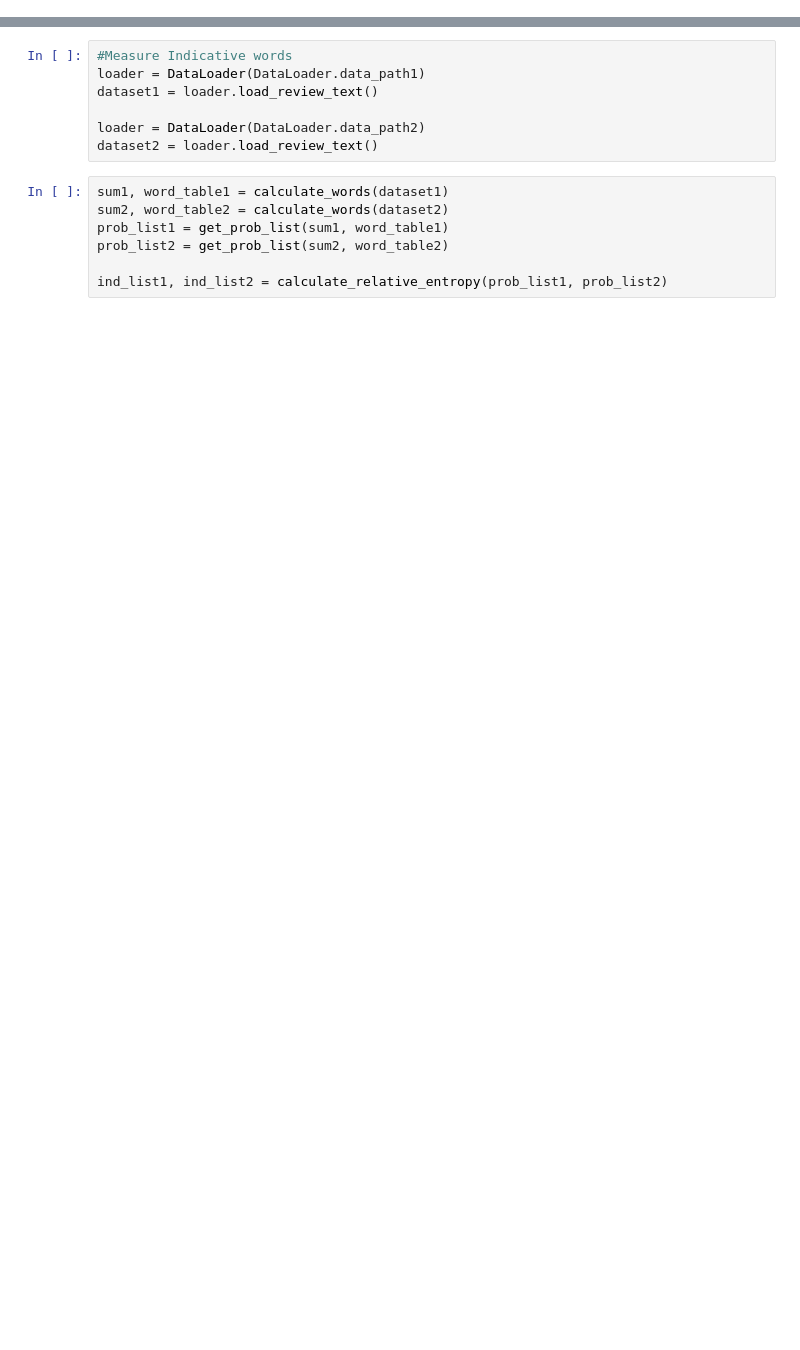
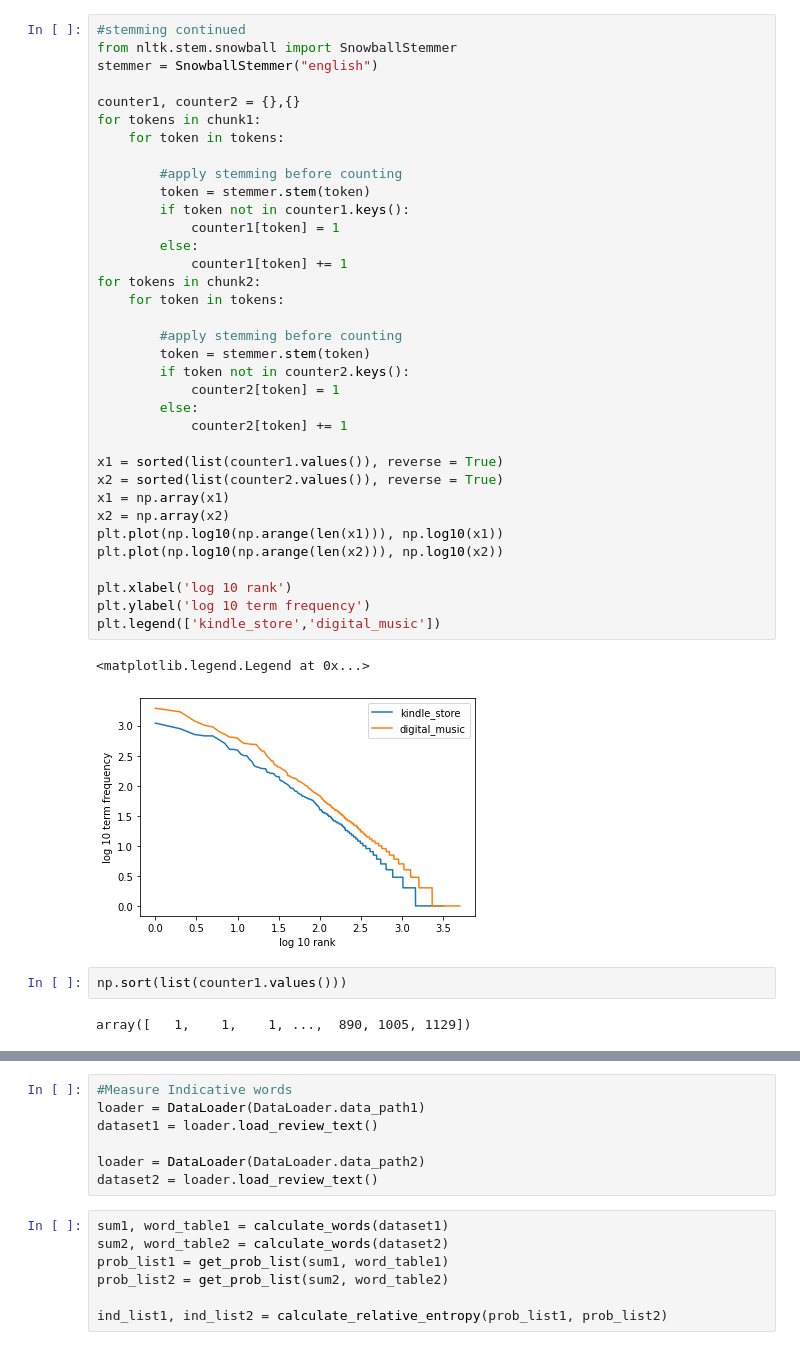
Before and after one commit to yklInverted/AI6122-Text-Project, a Jupyter notebook: DatasetAnalysis.ipynb, the cells around one changed output, grey strips where cells are left out. Drawn from its saved outputs; the diff is of its cells as text; blank space fills up the shorter version.

```diff
--- a/DatasetAnalysis.ipynb
+++ b/DatasetAnalysis.ipynb
@@ -56,0 +83,42 @@ tagged[:5]
+# %%
+#stemming continued
+from nltk.stem.snowball import SnowballStemmer
+stemmer = SnowballStemmer("english")
+
+counter1, counter2 = {},{}
+for tokens in chunk1:
+    for token in tokens:
+
+        #apply stemming before counting
+        token = stemmer.stem(token)
+        if token not in counter1.keys():
+            counter1[token] = 1
+        else:
+            counter1[token] += 1
+for tokens in chunk2:
+    for token in tokens:
+
+        #apply stemming before counting
+        token = stemmer.stem(token)
+        if token not in counter2.keys():
+            counter2[token] = 1
+        else:
+            counter2[token] += 1
+
+x1 = sorted(list(counter1.values()), reverse = True)
+x2 = sorted(list(counter2.values()), reverse = True)
+x1 = np.array(x1)
+x2 = np.array(x2)
+plt.plot(np.log10(np.arange(len(x1))), np.log10(x1))
+plt.plot(np.log10(np.arange(len(x2))), np.log10(x2))
+
+plt.xlabel('log 10 rank')
+plt.ylabel('log 10 term frequency')
+plt.legend(['kindle_store','digital_music'])
+# %% [output]
+<matplotlib.legend.Legend at 0x...>
+[figure, added]
+# %%
+np.sort(list(counter1.values()))
+# %% [output]
+array([   1,    1,    1, ...,  890, 1005, 1129])
```
Also changed, not shown: parts of 17 cells of this notebook, 3 other files.
